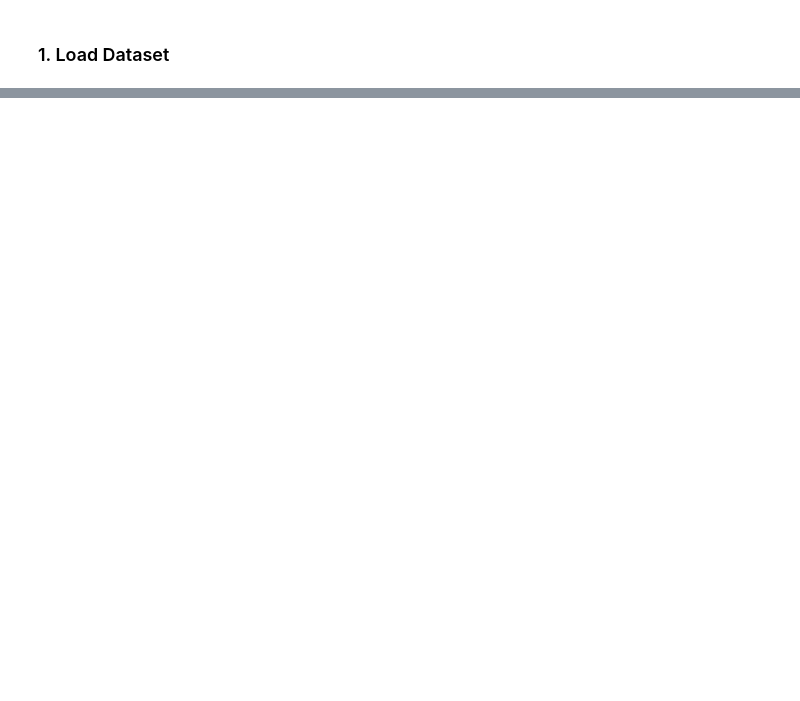
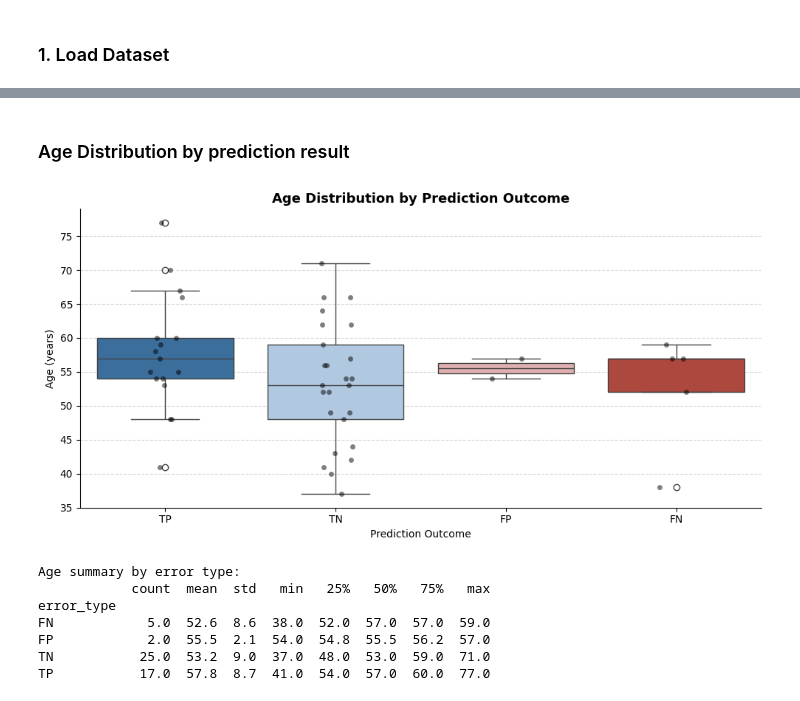
Before and after one commit to Ioulioskon/MLCB_2026_Assignment_2, a Jupyter notebook: notebooks/error_analysis.ipynb, the cells around one changed output, grey strips where cells are left out. Drawn from its saved outputs; the diff is of its cells as text; code cells hidden in the pictures; blank space fills up the shorter version.

```diff
--- a/notebooks/error_analysis.ipynb
+++ b/notebooks/error_analysis.ipynb
@@ -39,0 +173,37 @@ FileNotFoundError: [Errno 2] No such file or directory: '../data/heart.csv'
+# %% [markdown]
+### Age Distribution by prediction result ###
+# %%
+fig, ax = plt.subplots(figsize=(10, 5))
+
+order = ['TP', 'TN', 'FP', 'FN']
+colors = {'TP': '#2C6FAC', 'TN': '#A8C8E8',
+          'FN': '#C0392B', 'FP': '#E8A8A8'}
+
+sns.boxplot(data=results_df, x='error_type', y='age',
+            order=order, palette=colors, ax=ax)
+sns.stripplot(data=results_df, x='error_type', y='age',
+              order=order, color='black', size=5, alpha=0.5, ax=ax)
+
+ax.set_title('Age Distribution by Prediction Outcome',
+             fontweight='bold', fontsize=13)
+ax.set_xlabel('Prediction Outcome')
+ax.set_ylabel('Age (years)')
+ax.spines[['top', 'right']].set_visible(False)
+ax.grid(axis='y', linestyle='--', alpha=0.5)
+
+plt.tight_layout()
+plt.savefig('../figures/age_by_error_type.png', dpi=300, bbox_inches='tight')
+plt.show()
+
+# print summary statistics
+print("\nAge summary by error type:")
+print(results_df.groupby('error_type')['age'].describe().round(1))
+# %% [output]
+[figure, added]
+Age summary by error type:
+            count  mean  std   min   25%   50%   75%   max
+error_type
+FN            5.0  52.6  8.6  38.0  52.0  57.0  57.0  59.0
+FP            2.0  55.5  2.1  54.0  54.8  55.5  56.2  57.0
+TN           25.0  53.2  9.0  37.0  48.0  53.0  59.0  71.0
+TP           17.0  57.8  8.7  41.0  54.0  57.0  60.0  77.0
```
Also changed, not shown: parts of 21 cells of this notebook, 3 other files.
